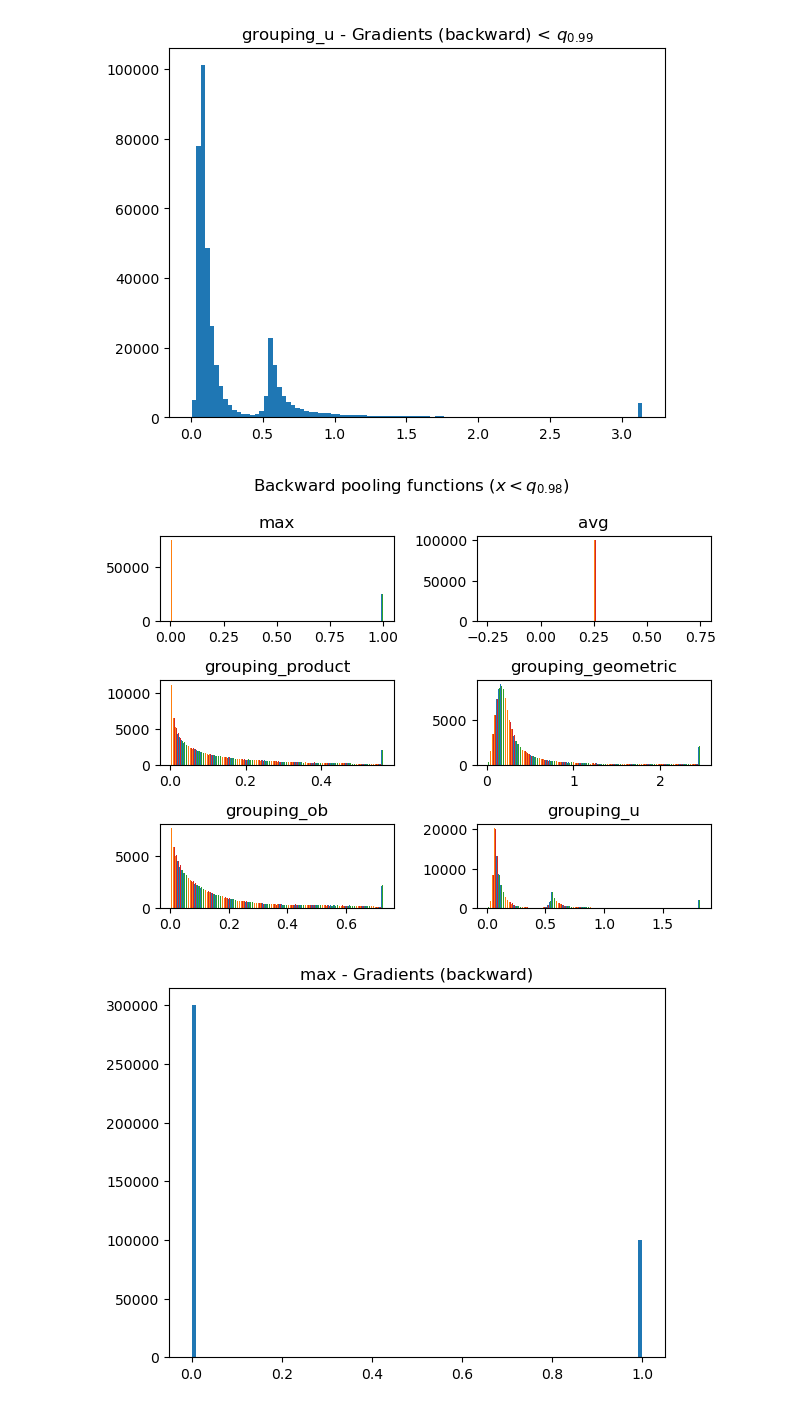
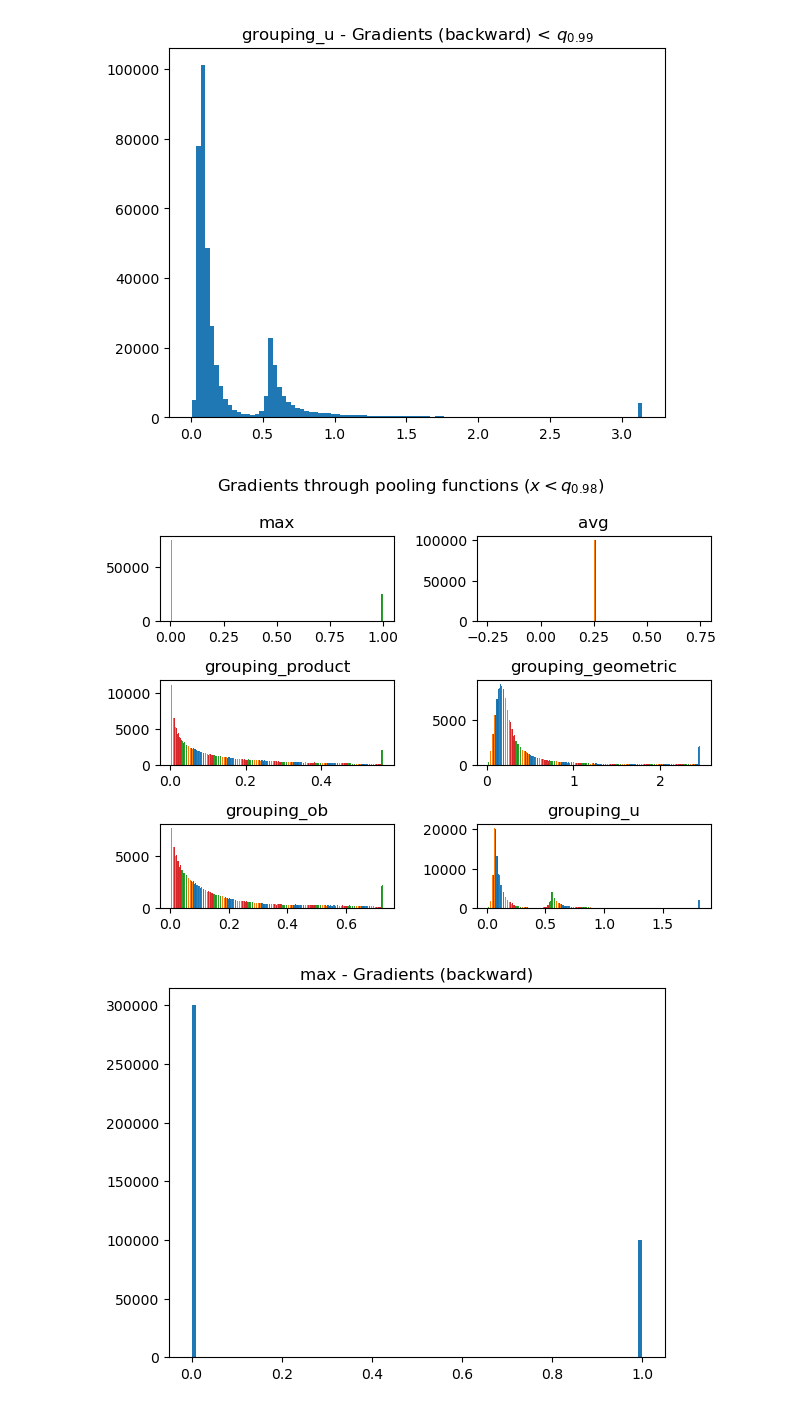
Before and after one commit to iosurodri/overlapsAndGroupings, a Jupyter notebook: src/notebooks/study_differentiability.ipynb, the cells around one changed output. Saved outputs shown, nothing was run; the diff lists cells and outputs as text; code cells hidden in the pictures.

```diff
--- a/src/notebooks/study_differentiability.ipynb
+++ b/src/notebooks/study_differentiability.ipynb
@@ -199,17 +206,19 @@ for item in backward_groupings.items():
 # %%
 num_rows = int(np.ceil(len(backward_groupings_np) / 2))
 fig, axs = plt.subplots(num_rows, 2)
-fig.suptitle('Backward pooling functions ($x < q_{0.98}$)')
+fig.suptitle('Gradients through pooling functions ($x < q_{0.98}$)')
 for i, item in enumerate(backward_groupings_np.items()):
     name, results = item
     plt.subplot(num_rows, 2, i+1)
     if name.startswith('grouping'):
         results = np.where(results < np.quantile(results, 0.98), results, np.quantile(results, 0.98))
     plt.hist(results, bins=100)
     plt.title(name)
 fig.tight_layout()
+fig.savefig(os.path.join(PATH_PLOTS, 'backwards_poolings_p98.png'))
+fig.savefig(os.path.join(PATH_PLOTS, 'backwards_poolings_p98.pdf'))
 # %% [output]
-[figure, old version]
+[figure, new version]
 # %%
 for item in backward_groupings.items():
     name, results = item
```
Also changed, not shown: parts of 39 cells of this notebook.
